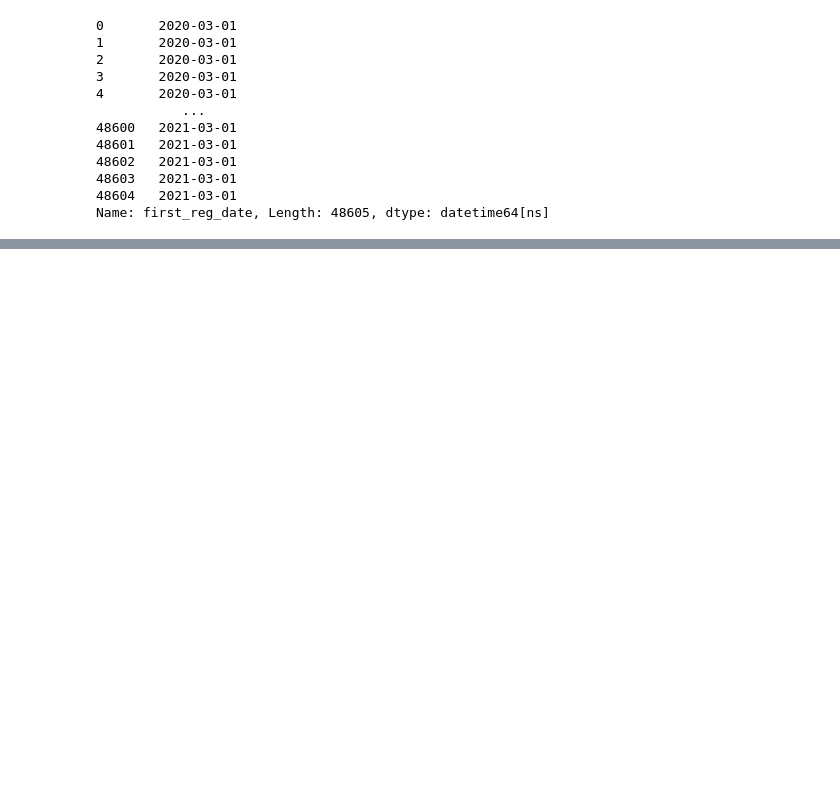
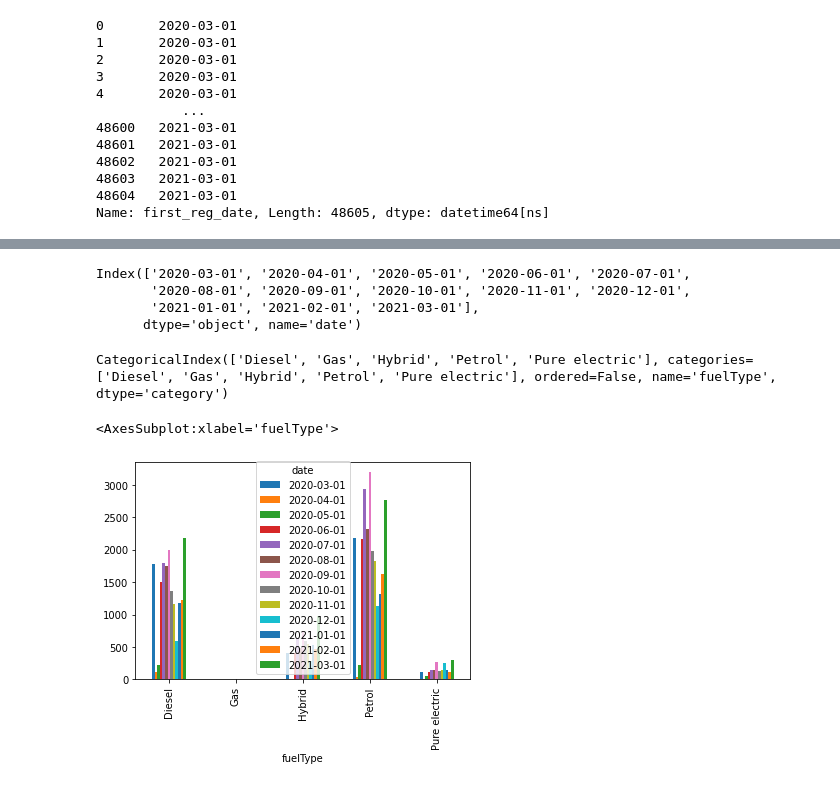
Before and after one commit to KwstasMCPU/NewAutoMotive, a Jupyter notebook: new_auto_task.ipynb, the cells around one changed output, grey strips where cells are left out. Cells and saved outputs as stored; diff of their text form; code cells hidden in the pictures; blank space fills up the shorter version.

Commit message:
pivot_tables

```diff
--- a/new_auto_task.ipynb
+++ b/new_auto_task.ipynb
@@ -191,0 +277,3 @@ plt.xticks(rotation=45, ha='right');
+# %%
+car_pivot_2 = pd.pivot_table(car_df, index='fuelType', columns='date', aggfunc='count')['VRN']
+car_pivot_2
@@ -191,0 +288,16 @@ plt.xticks(rotation=45, ha='right');
+# %%
+car_pivot_2.columns
+# %% [output]
+Index(['2020-03-01', '2020-04-01', '2020-05-01', '2020-06-01', '2020-07-01',
+       '2020-08-01', '2020-09-01', '2020-10-01', '2020-11-01', '2020-12-01',
+       '2021-01-01', '2021-02-01', '2021-03-01'],
+      dtype='object', name='date')
+# %%
+car_pivot_2.index
+# %% [output]
+CategoricalIndex(['Diesel', 'Gas', 'Hybrid', 'Petrol', 'Pure electric'], categories=['Diesel', 'Gas', 'Hybrid', 'Petrol', 'Pure electric'], ordered=False, name='fuelType', dtype='category')
+# %%
+car_pivot_2.plot(kind='bar')
+# %% [output]
+<AxesSubplot:xlabel='fuelType'>
+[figure, added]
```
Also changed, not shown: parts of 22 cells of this notebook.
